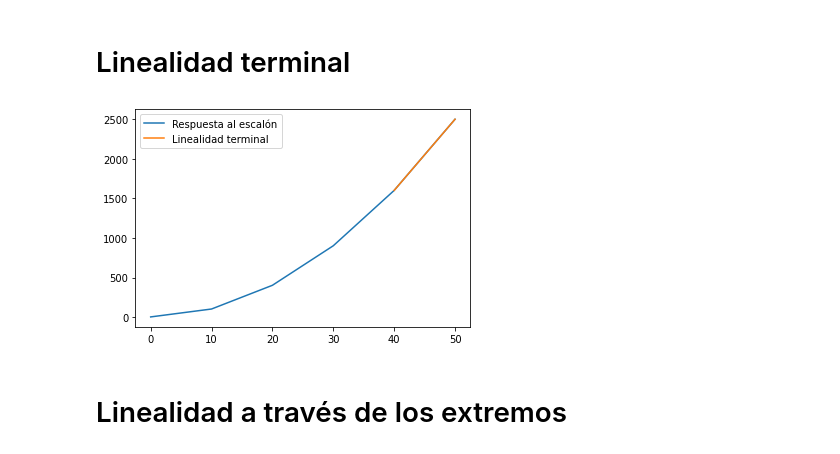
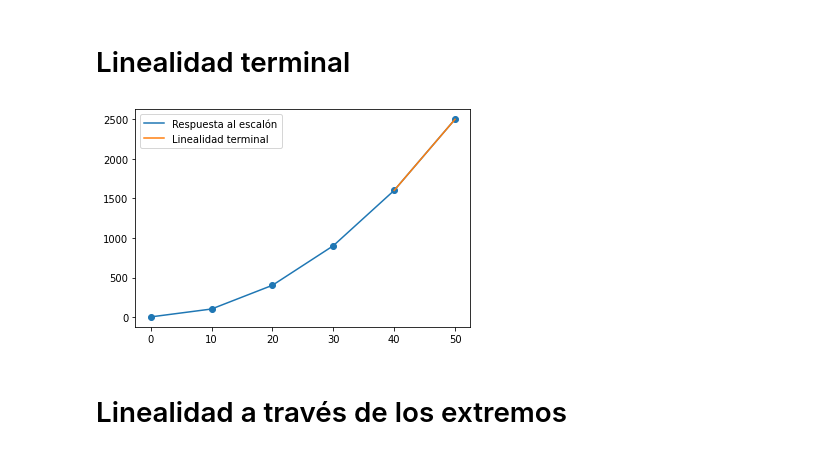
Before and after one commit to Ricardo-Gomez-4-113/Control-inteligente, a Jupyter notebook: Control_Inteligente.ipynb, the cells around one changed output. Cells and saved outputs as stored; diff of their text form; code cells hidden in the pictures.

```diff
--- a/Control_Inteligente.ipynb
+++ b/Control_Inteligente.ipynb
@@ -546,17 +547,18 @@ plt.show()
 # %%
 # Arreglos de atos para graficar
 x2p = np.array(x2)
 y2p = np.array(y2)
 # Aproximación de la pendiente
 m = (y2p[-1] - y2p[-2]) / (x2p[-1] - x2p[-2])
 
 # Graficar la curva y la linealidad terminal
+plt.scatter(x2p, y2p)
 plt.plot(x2p, y2p, label='Respuesta al escalón')
 plt.plot(x2p[-2:], y2p[-2] + m*(x2p[-2:] - x2p[-2]), label='Linealidad terminal')
 plt.legend()
 plt.show()
 # %% [output]
-[figure, old version]
+[figure, new version]
 # %% [markdown]
 # Linealidad a través de los extremos
 # %%
```
Also changed, not shown: parts of 2 cells of this notebook.
